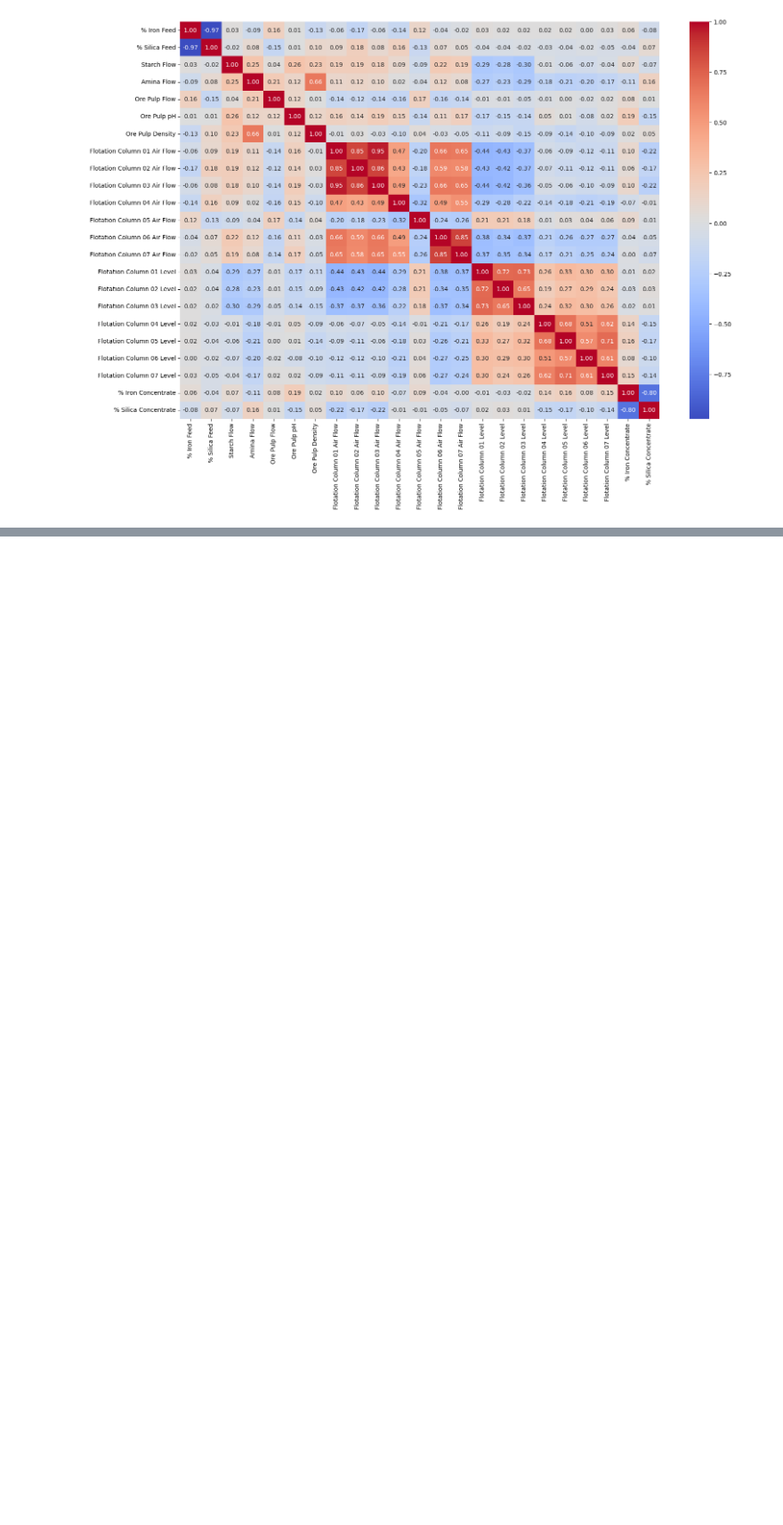
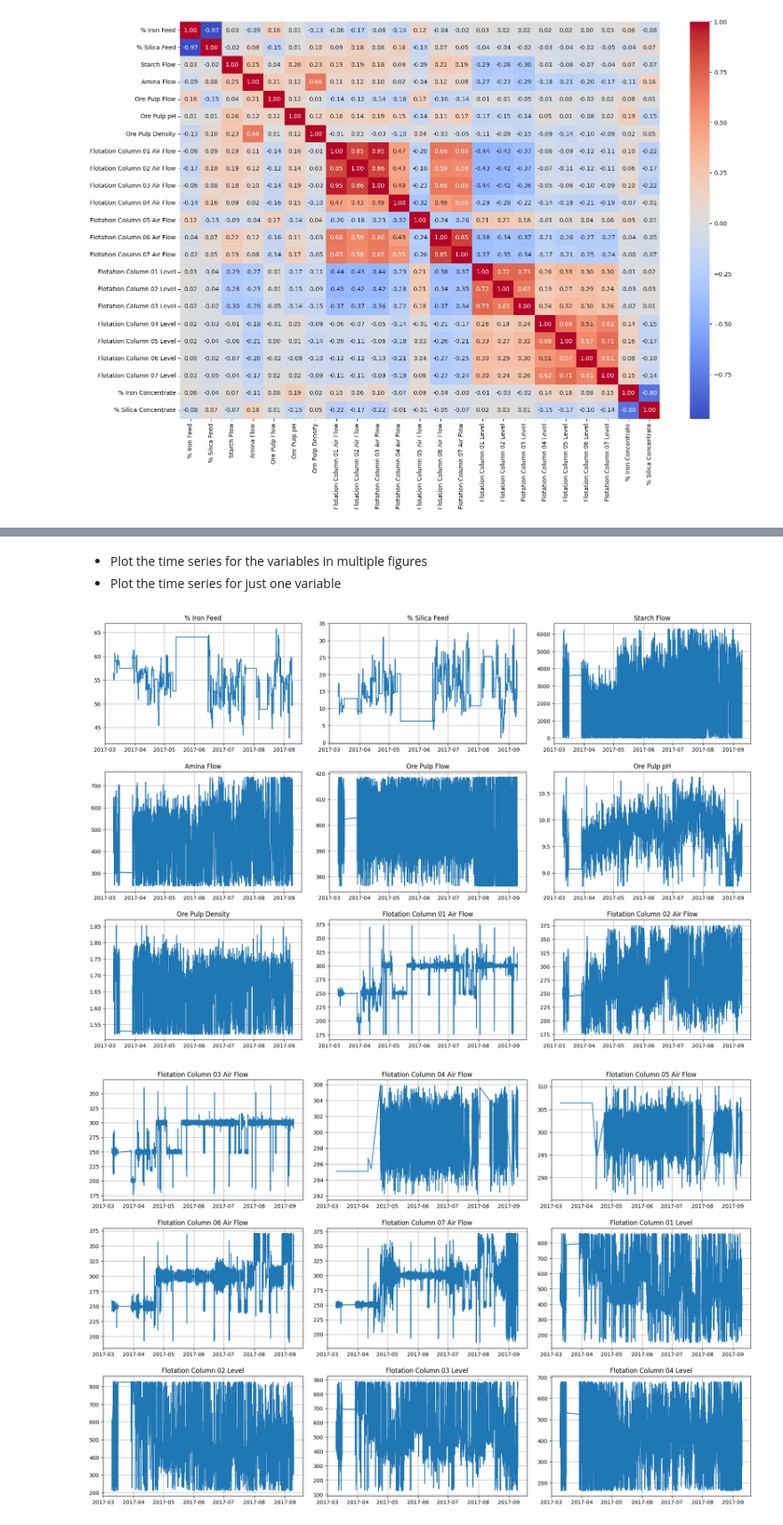
Before and after one commit to aminuldidar/ADAML-Project-Work, a Jupyter notebook: preprocessing_sub.ipynb, the cells around one changed output, grey strips where cells are left out. Shown at 89% size. Cells and saved outputs as stored; diff of their text form; code cells hidden in the pictures; blank space fills up the shorter version.

```diff
--- a/preprocessing_sub.ipynb
+++ b/preprocessing_sub.ipynb
@@ -379,0 +411,54 @@ plt.show()
+# %% [markdown]
+- Plot the time series for the variables in multiple figures
+- Plot the time series for just one variable
+# %%
+# Plot in multiple figures
+
+# Get numeric variables
+numeric_variables = df.select_dtypes(include='number')
+
+# Subplots per row for better visualization
+subplots_per_row = 3
+num_variables = len(numeric_variables.columns)
+num_rows = 3
+col = numeric_variables.columns
+
+# Plot the time series for all numeric variables
+variables_plotted = 0
+for fig_index in range(round(num_variables/(num_rows*subplots_per_row))):
+    # Make num_rows*subplots_per_row plots
+
+    fig, axes = plt.subplots(nrows=num_rows, ncols=subplots_per_row, figsize=(18,12))
+    axes = axes.flatten()
+
+    if variables_plotted + num_rows*subplots_per_row > len(numeric_variables.columns):
+        upper_bound = len(numeric_variables.columns)
+    else:
+        upper_bound = variables_plotted + num_rows*subplots_per_row
+
+    variables_plotted_before = variables_plotted
+    for i in range(variables_plotted,upper_bound):
+        ax = axes[i-variables_plotted_before]
+        ax.plot(df.index, df[col[i]])
+        ax.set_title(col[i])
+        ax.grid(True)
+        variables_plotted = variables_plotted + 1
+
+    # Remove unnecessary axes
+    if variables_plotted < variables_plotted_before + num_rows*subplots_per_row:
+        for i in range(variables_plotted - variables_plotted_before, num_rows*subplots_per_row):
+            fig.delaxes(axes[i])
+
+    plt.tight_layout(pad=2.0)
+    plt.show()
+
+# Plot the time series for just one variable
+# Using just marker shows better where values stay the same
+column_name = 'Flotation Column 04 Air Flow'
+plt.plot(df.index, df[column_name], '.')
+plt.title(column_name)
+plt.grid(True)
+plt.show()
+# %% [output]
+[figure, added]
+[figure, added]
```
Also changed, not shown: parts of 4 cells of this notebook.
